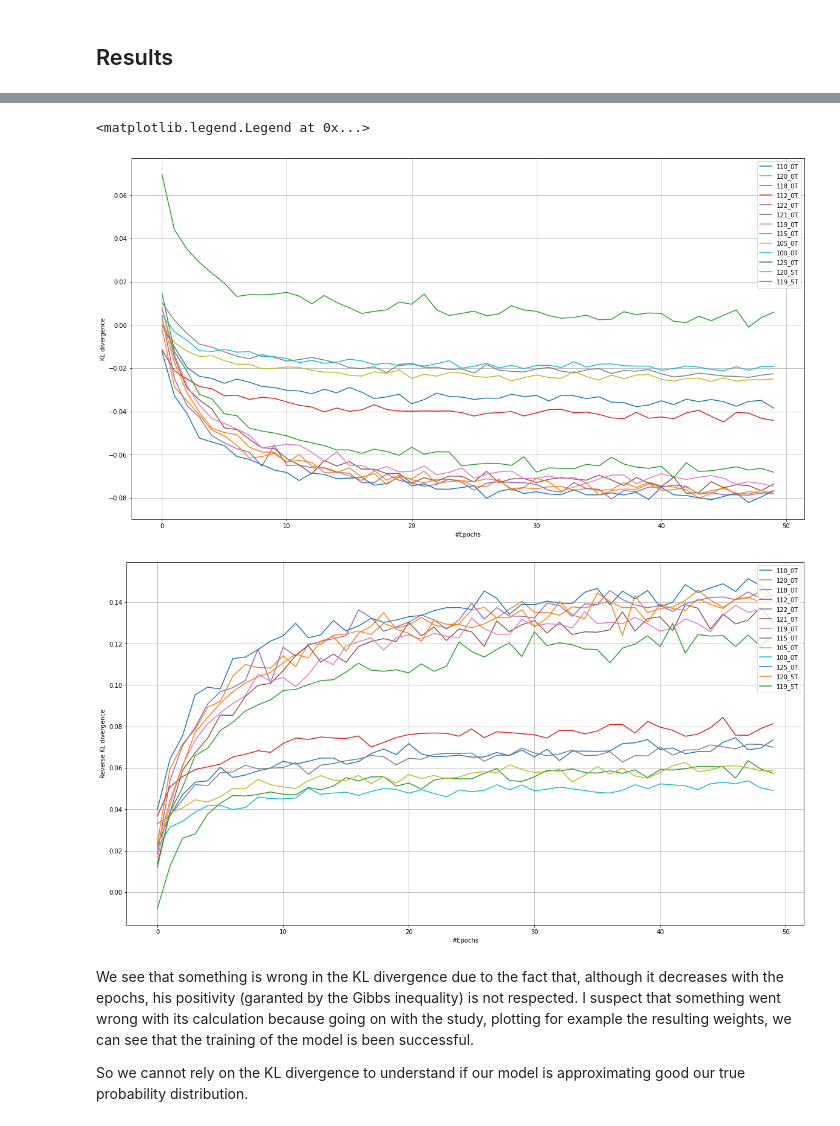
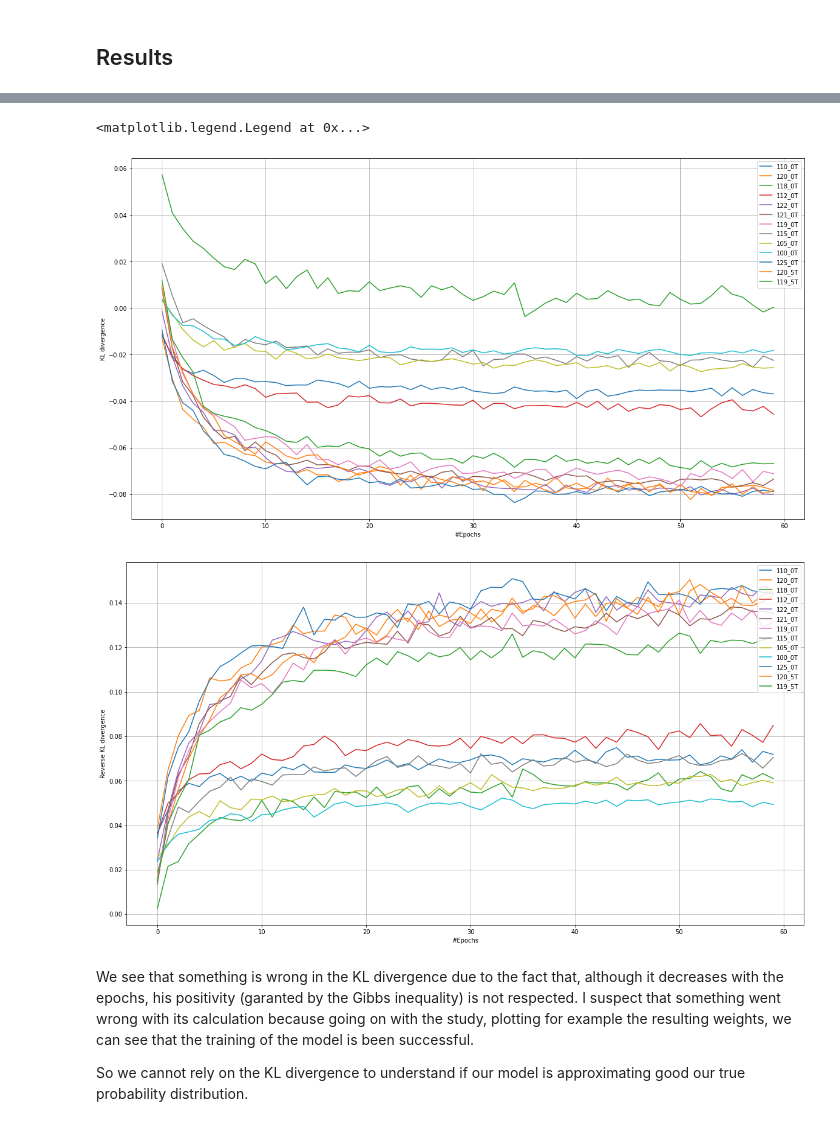
Before and after one commit to mattbona/protein-RBM, a Jupyter notebook: rbm/notebook/Gprotein_rbm.ipynb, the cells around one changed output, grey strips where cells are left out. Cells and saved outputs as stored; diff of their text form; code cells hidden in the pictures.

```diff
--- a/rbm/notebook/Gprotein_rbm.ipynb
+++ b/rbm/notebook/Gprotein_rbm.ipynb
@@ -46,31 +101,31 @@ During the training of the model I print the Kullbakc-Lieber divergence and the
 # %%
 # KL divergence
 plt.figure(figsize=(20,11))
-for temperature in os.listdir("../results/KL-div"):
-    vec_KL_div = np.loadtxt("../results/KL-div/"+temperature, usecols=0)
+for temperature in os.listdir("../results/01HiddenUnits/KL-div"):
+    vec_KL_div = np.loadtxt("../results/01HiddenUnits/KL-div/"+temperature, usecols=0)
     n_epochs = np.arange(vec_KL_div.shape[0])
     plt.plot(n_epochs, vec_KL_div,label=temperature[21:-4])
 
 plt.xlabel('#Epochs')
 plt.ylabel('KL divergence')
 plt.grid(True)
 plt.legend(loc="upper right")
 
 # Reverse KL divergence
 plt.figure(figsize=(20,11))
-for temperature in os.listdir("../results/KL-div"):
-    vec_KL_div = np.loadtxt("../results/KL-div/"+temperature, usecols=1)
+for temperature in os.listdir("../results/01HiddenUnits/KL-div"):
+    vec_KL_div = np.loadtxt("../results//01HiddenUnits/KL-div/"+temperature, usecols=1)
     n_epochs = np.arange(vec_KL_div.shape[0])
     plt.plot(n_epochs, vec_KL_div,label=temperature[21:-4])
 
 plt.xlabel('#Epochs')
 plt.ylabel('Reverse KL divergence')
 plt.grid(True)
 plt.legend(loc="upper right")
 # %% [output]
 <matplotlib.legend.Legend at 0x...>
-[figure, old version]
+[figure, new version]
-[figure, old version]
+[figure, new version]
 # %% [markdown]
 We see that something is wrong in the KL divergence due to the fact that, although it decreases with the epochs, his positivity (garanted by the Gibbs inequality) is not respected. I suspect that something went wrong with its calculation because going on with the study, plotting for example the resulting weights, we can see that the training of the model is been successful.
 
```
Also changed, not shown: parts of 11 cells of this notebook.
